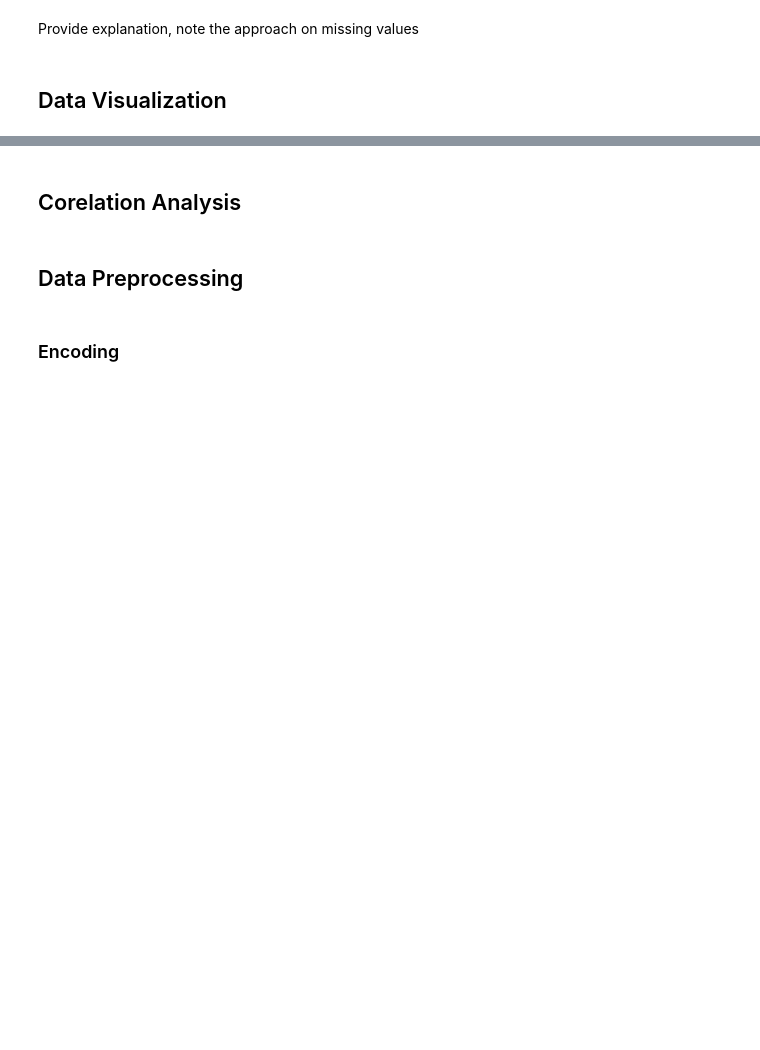
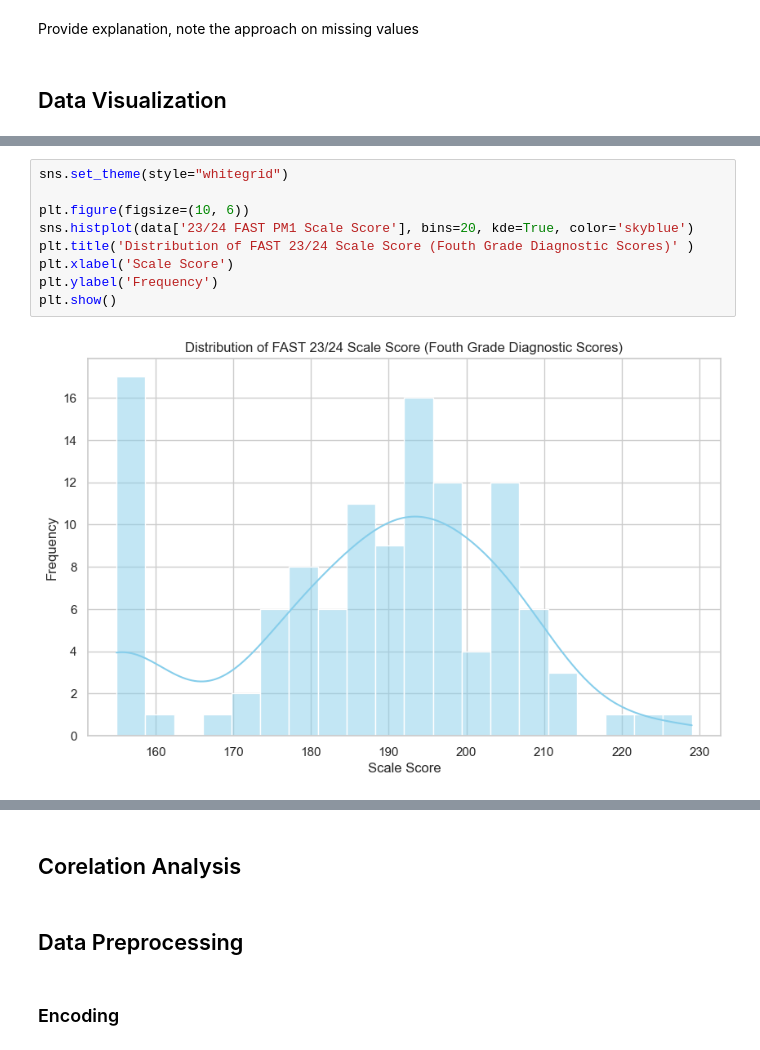
Before and after one commit to Jerfson09/Machine-Learning-Edu, a Jupyter notebook: Machine_learning_edu.ipynb, the cells around one changed output, grey strips where cells are left out. Cells and saved outputs as stored; diff of their text form; blank space fills up the shorter version.

```diff
--- a/Machine_learning_edu.ipynb
+++ b/Machine_learning_edu.ipynb
@@ -132,0 +148,11 @@ sns.boxplot(x="Gender",y="22/23 FAST PM3 Scale Score", data=data)
+# %%
+sns.set_theme(style="whitegrid")
+
+plt.figure(figsize=(10, 6))
+sns.histplot(data['23/24 FAST PM1 Scale Score'], bins=20, kde=True, color='skyblue')
+plt.title('Distribution of FAST 23/24 Scale Score (Fouth Grade Diagnostic Scores)' )
+plt.xlabel('Scale Score')
+plt.ylabel('Frequency')
+plt.show()
+# %% [output]
+[figure, added]
```
Also changed, not shown: parts of 22 cells of this notebook.
